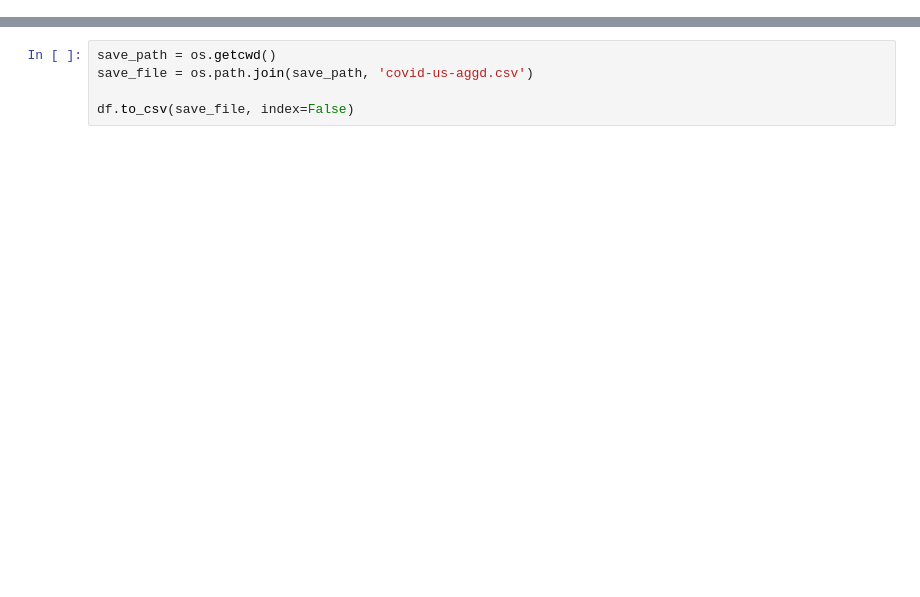
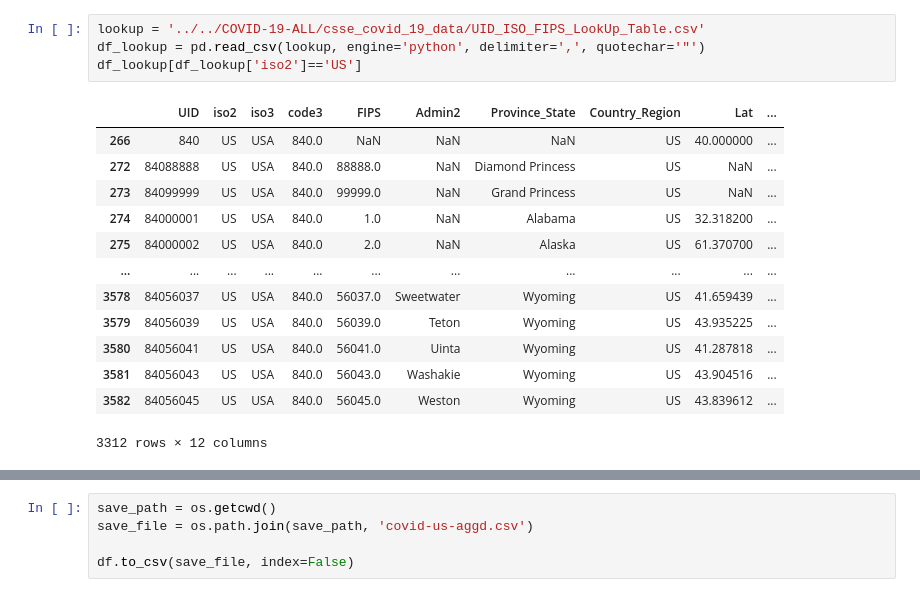
Before and after one commit to spencer2211/data-cleaners, a Jupyter notebook: covid_agg.ipynb, the cells around one changed output, grey strips where cells are left out. Cells and saved outputs as stored; diff of their text form; blank space fills up the shorter version.

```diff
--- a/covid_agg.ipynb
+++ b/covid_agg.ipynb
@@ -44,0 +51,18 @@ df.head()
+# %%
+lookup = '../../COVID-19-ALL/csse_covid_19_data/UID_ISO_FIPS_LookUp_Table.csv'
+df_lookup = pd.read_csv(lookup, engine='python', delimiter=',', quotechar='"')
+df_lookup[df_lookup['iso2']=='US']
+# %% [output]
+|  | UID | iso2 | iso3 | code3 | FIPS | Admin2 | Province_State | Country_Region | Lat | ... |
+| 266 | 840 | US | USA | 840.0 | NaN | NaN | NaN | US | 40.000000 | ... |
+| 272 | 84088888 | US | USA | 840.0 | 88888.0 | NaN | Diamond Princess | US | NaN | ... |
+| 273 | 84099999 | US | USA | 840.0 | 99999.0 | NaN | Grand Princess | US | NaN | ... |
+| 274 | 84000001 | US | USA | 840.0 | 1.0 | NaN | Alabama | US | 32.318200 | ... |
+| 275 | 84000002 | US | USA | 840.0 | 2.0 | NaN | Alaska | US | 61.370700 | ... |
+| ... | ... | ... | ... | ... | ... | ... | ... | ... | ... | ... |
+| 3578 | 84056037 | US | USA | 840.0 | 56037.0 | Sweetwater | Wyoming | US | 41.659439 | ... |
+| 3579 | 84056039 | US | USA | 840.0 | 56039.0 | Teton | Wyoming | US | 43.935225 | ... |
+| 3580 | 84056041 | US | USA | 840.0 | 56041.0 | Uinta | Wyoming | US | 41.287818 | ... |
+| 3581 | 84056043 | US | USA | 840.0 | 56043.0 | Washakie | Wyoming | US | 43.904516 | ... |
+| 3582 | 84056045 | US | USA | 840.0 | 56045.0 | Weston | Wyoming | US | 43.839612 | ... |
+3312 rows × 12 columns
```
Also changed, not shown: parts of 6 cells of this notebook, 4 other files.
